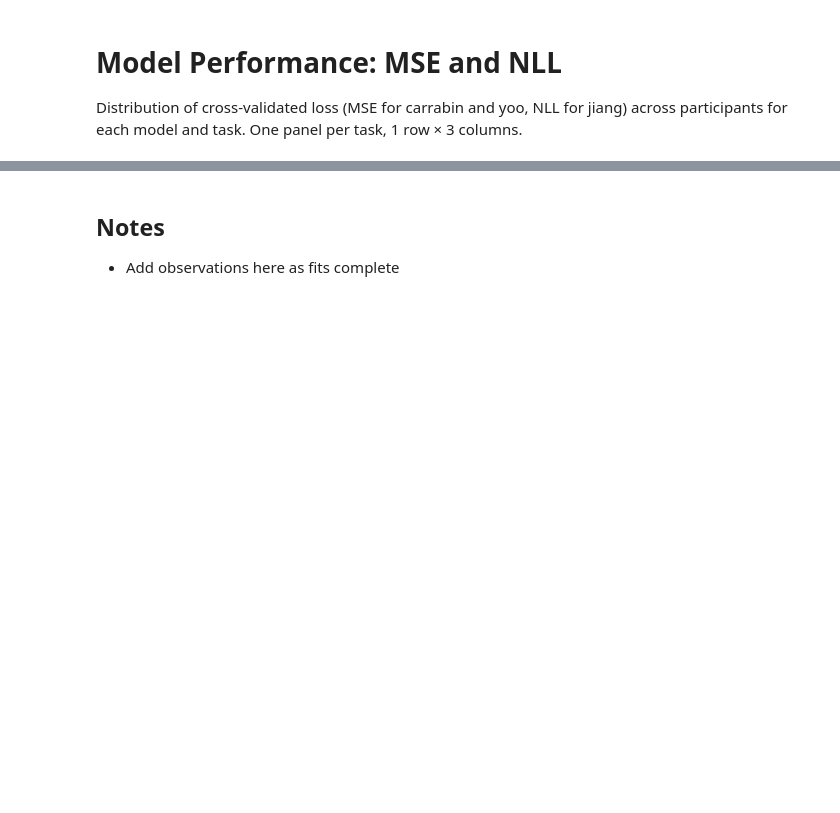
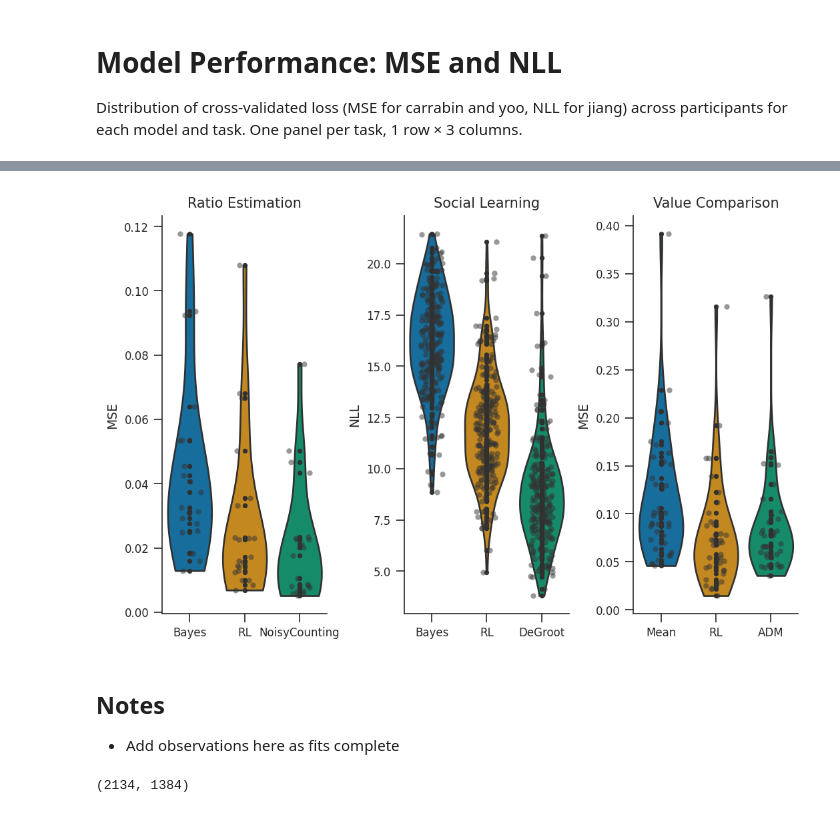
Before and after one commit to psipeter/evidence_integration, a Jupyter notebook: notebooks/performance_mse_nll.ipynb, the cells around one changed output, grey strips where cells are left out. Saved outputs shown, nothing was run; the diff lists cells and outputs as text; code cells hidden in the pictures; blank space fills up the shorter version.

```diff
--- a/notebooks/performance_mse_nll.ipynb
+++ b/notebooks/performance_mse_nll.ipynb
@@ -15,5 +16,5 @@ from utils.paths import data_path
 # %%
-sns.set_theme(style='ticks', context='paper', font_scale=1.3)
+apply_style()
 palette = sns.color_palette("colorblind")
 # colors assigned by model role, consistent across tasks:
 # optimal (Bayes, Mean) = palette[0]
@@ -71,7 +85,7 @@ proj = Path("..").resolve()
 fig_dir = proj / "figures"
 fig_dir.mkdir(parents=True, exist_ok=True)
 
-fig, axes = plt.subplots(1, 3, figsize=(14, 4.5), constrained_layout=True)
+fig, axes = plt.subplots(1, 3, constrained_layout=True)
 for ax, dataset in zip(axes, ["carrabin", "jiang", "yoo"]):
     subset = perf[perf["dataset"] == dataset]
     order = MODEL_ORDER[dataset]
@@ -86,35 +100,46 @@ for ax, dataset in zip(axes, ["carrabin", "jiang", "yoo"]):
             transform=ax.transAxes,
         )
         sns.despine(ax=ax, top=True, right=True)
         continue
     sns.violinplot(
         data=subset,
         x="model_type",
         y="cv_loss_mean",
         order=order,
+        hue="model_type",
         palette=PALETTE,
         inner="point",
+        legend=False,
+        cut=0,
         ax=ax,
     )
     sns.stripplot(
         data=subset,
         x="model_type",
         y="cv_loss_mean",
         order=order,
         color="0.2",
         alpha=0.5,
         jitter=0.2,
         size=4,
         ax=ax,
     )
     ax.set_title(TITLES[dataset])
     ax.set_ylabel(YLABELS[dataset])
     ax.set_xlabel("")
     sns.despine(ax=ax, top=True, right=True)
 
-out_path = fig_dir / "performance_mse_nll.png"
-plt.savefig(out_path, dpi=300)
+plt.savefig(fig_dir / "performance_mse_nll.png", dpi=300)
+plt.savefig(fig_dir / "performance_mse_nll.pdf")
 plt.show()
+# %% [output]
+[figure, added]
 # %% [markdown]
 ## Notes
 - Add observations here as fits complete
+# %%
+from PIL import Image
+img = Image.open(fig_dir / "performance_mse_nll.png")
+print(img.size)  # should be 2100 x 1350 pixels (7in × 300dpi, 4.5in × 300dpi)
+# %% [output]
+(2134, 1384)
```
Also changed, not shown: parts of 2 cells of this notebook, 4 other files.
